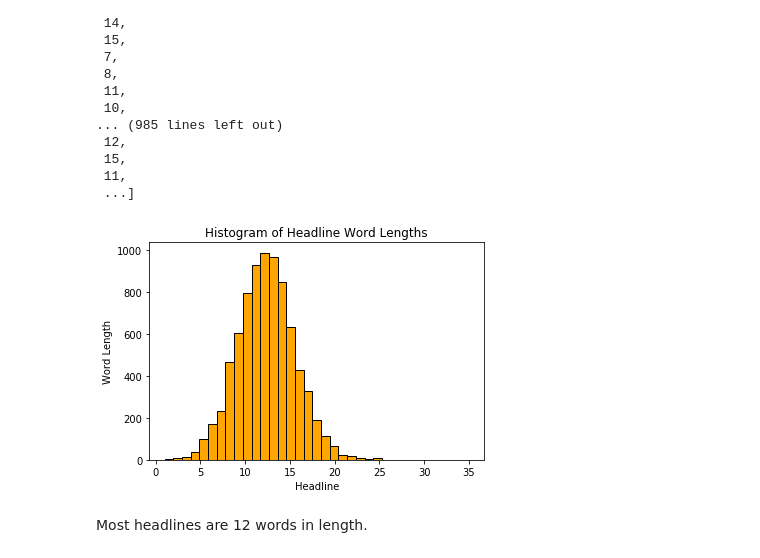
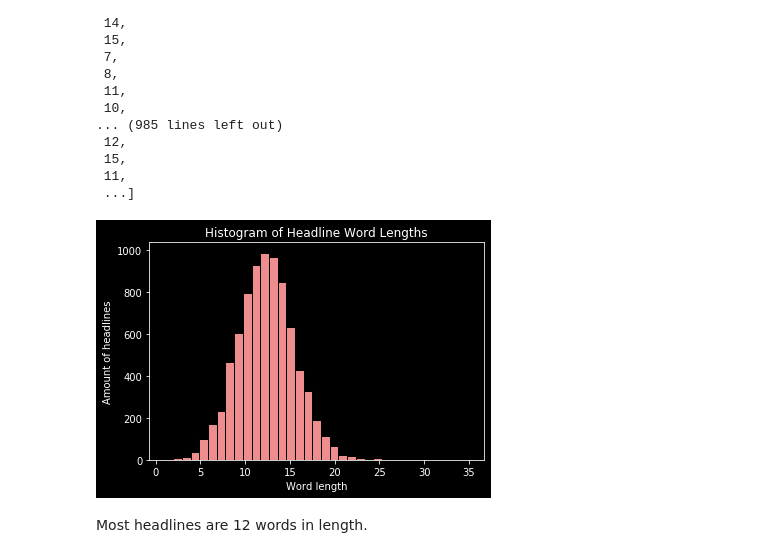
Before and after one commit to brienna/coronavirus-news-analysis, a Jupyter notebook: 2020_04_09_washington_post_scraper.ipynb, the cells around one changed output. Cells and saved outputs as stored; diff of their text form; code cells hidden in the pictures.

```diff
--- a/2020_04_09_washington_post_scraper.ipynb
+++ b/2020_04_09_washington_post_scraper.ipynb
@@ -36,4 +36,4 @@ import re
 import logging
 logger = logging.getLogger()
 logger.setLevel(logging.INFO)
-%matplotlib notebook
+plt.style.use('dark_background')
@@ -371,0 +305,10 @@ TypeError: Only valid with DatetimeIndex, TimedeltaIndex or PeriodIndex, but got
+# %%
+series = pd.Series(list(df_headsects['headline']), index=list(df_headsects['date']))
+daily_headlines = series.resample('D').apply(lambda x: list(x))
+weekly_headlines = series.resample('W-MON').apply(lambda x: list(x))
+monthly_headlines = series.resample('M').apply(lambda x: list(x))
+
+series = pd.Series(list(df_headsects['section']), index=list(df_headsects['date']))
+daily_sections = series.resample('D').apply(lambda x: list(x))
+weekly_sections = series.resample('W-MON').apply(lambda x: list(x))
+monthly_sections = series.resample('M').apply(lambda x: list(x))
@@ -399,0 +446,9 @@ plt.show()
+# %%
+weekly_headline_count = [len(x) for x in weekly_headlines[1:-1]]
+plt.figure(figsize=(16, 5))
+x = [date_obj.strftime('%Y %b %d') for date_obj in weekly_headlines.keys()[1:-1]]
+plt.xticks(np.arange(0, len(x), 2))
+plt.ylabel('Number of headlines')
+plt.xlabel('Week')
+plt.plot(x, weekly_headline_count, color='pink')
+plt.show()
@@ -459,14 +566,13 @@ headline_lengths
  11,
  ...]
 # %%
-%matplotlib inline
-plt.hist(headline_lengths, color='orange', edgecolor='black', bins=35)
+plt.hist(headline_lengths, color='#ed8d8d', edgecolor='black', bins=35)
 plt.title('Histogram of Headline Word Lengths')
-plt.xlabel('Headline')
-plt.ylabel('Word Length')
+plt.xlabel('Word length')
+plt.ylabel('Amount of headlines')
 plt.show()
 # %% [output]
-[figure, old version]
+[figure, new version]
 # %% [markdown]
 Most headlines are 12 words in length.
 # %%
```
Also changed, not shown: parts of 83 cells of this notebook.
